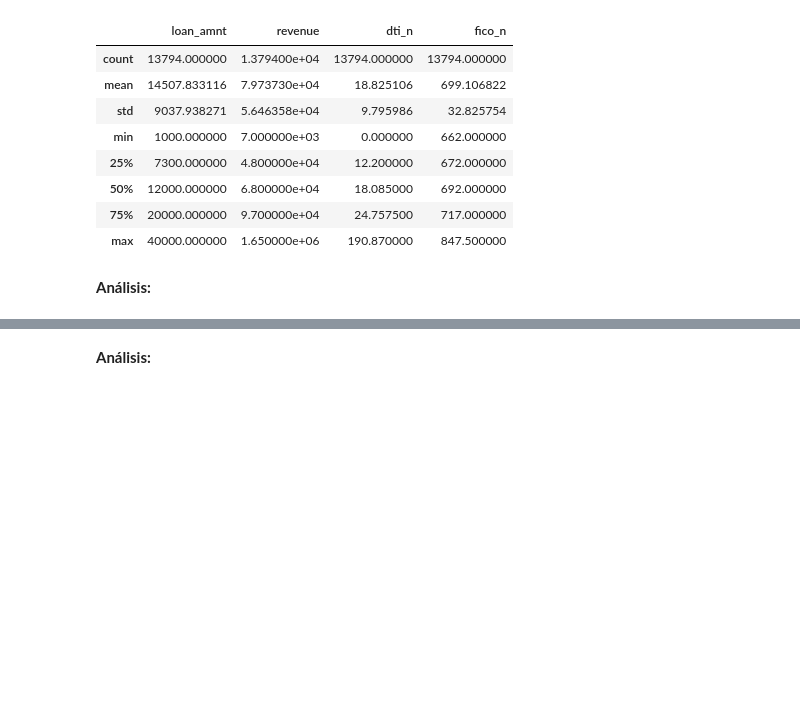
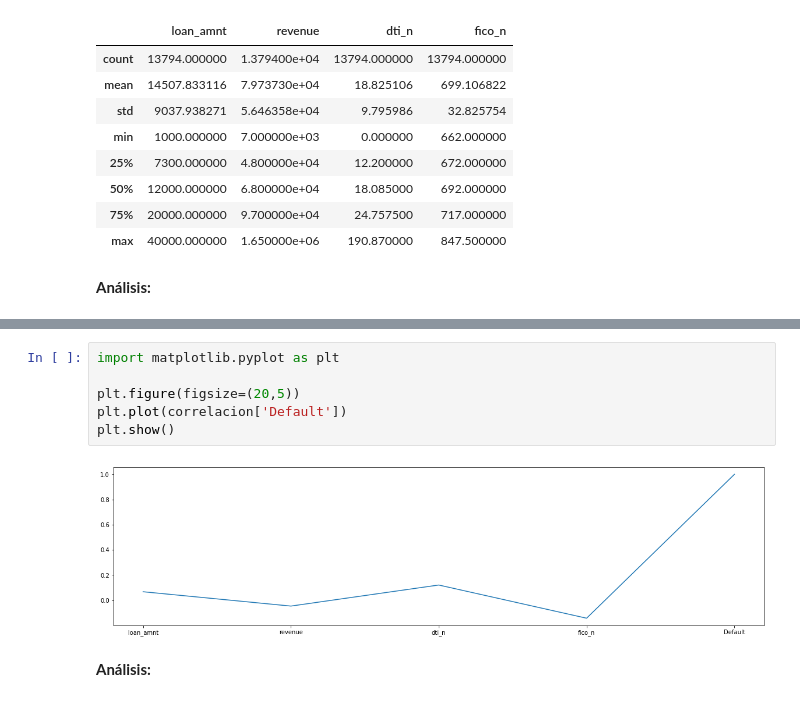
Before and after one commit to mario-sanz/IA2-Practicas, a Jupyter notebook: Lab1/P1_clustering.ipynb, the cells around one changed output, grey strips where cells are left out. Cells and saved outputs as stored; diff of their text form; blank space fills up the shorter version.

```diff
--- a/Lab1/P1_clustering.ipynb
+++ b/Lab1/P1_clustering.ipynb
@@ -165,3 +158,11 @@ df_num.corr()
+# %%
+import matplotlib.pyplot as plt
+
+plt.figure(figsize=(20,5))
+plt.plot(correlacion['Default'])
+plt.show()
+# %% [output]
+[figure, added]
 # %% [markdown]
 **Análisis:**
 # %% [markdown]
```
Also changed, not shown: parts of 15 cells of this notebook, 2 other files.
